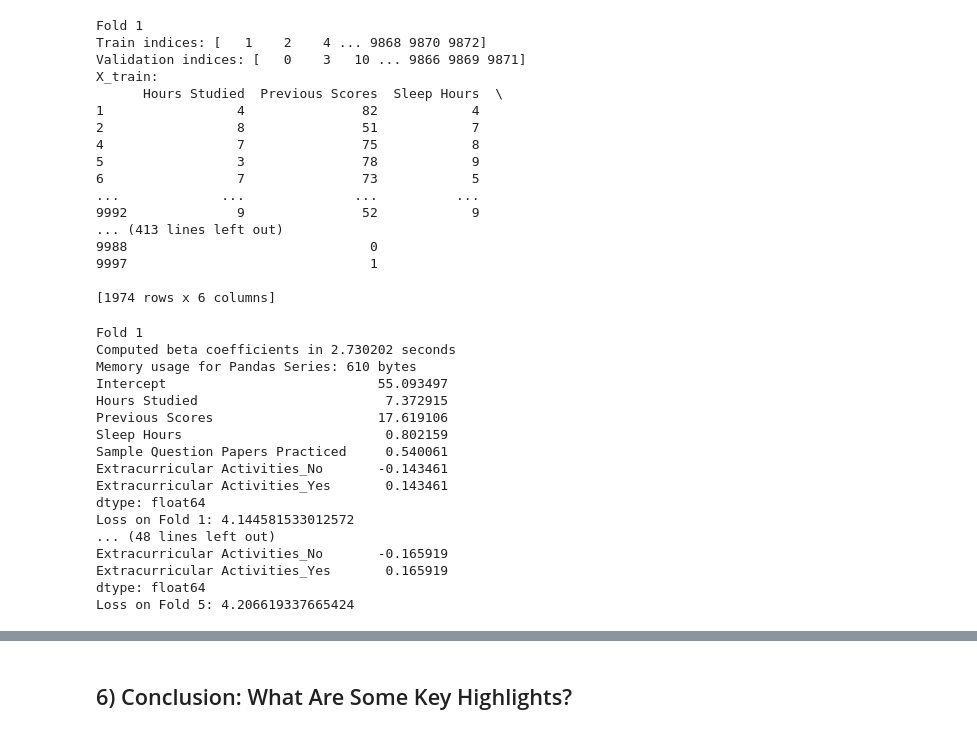
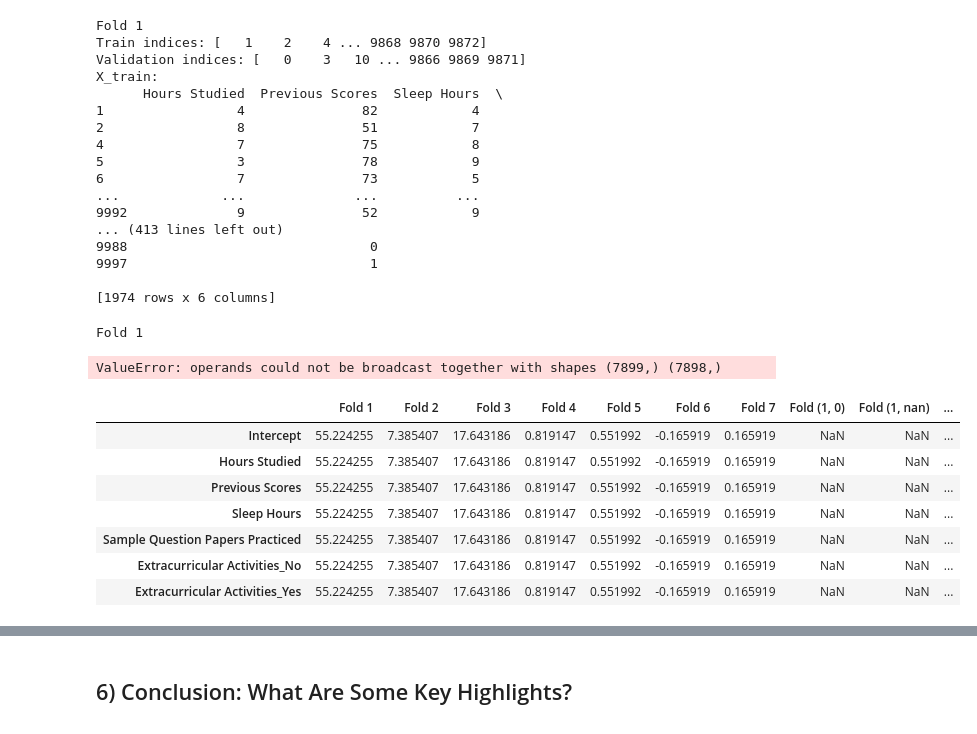
Before and after one commit to add0794/ordinary-least-squares-gradient-descent, a Jupyter notebook: jupyter.ipynb, the cells around one changed output, grey strips where cells are left out. Drawn from its saved outputs; the diff is of its cells as text; code cells hidden in the pictures.

Commit message:
add OLS, GD to comparison dataframe; need to add cross validation

```diff
--- a/jupyter.ipynb
+++ b/jupyter.ipynb
@@ -932,3 +918,5 @@ Extracurricular Activities_Yes     -0.353052
+# %%
+comparison['Normalization Scaling GD'] = beta_min_max_scaling_series
 # %%
 n = 100
 
@@ -1019,3 +1007,5 @@ Extracurricular Activities_No       -0.149437
 Extracurricular Activities_Yes       0.149437
 dtype: float64
 Loss: 4.125434543805155
+# %%
+comparison['Standardization Scaling GD'] = beta_scaled_scaling_series
@@ -1183,7 +1184,7 @@ for X_train_fold, X_val_fold, y_train_fold, y_val_fold in folds:
 
     scaled_folds.append((X_train_scaled, X_val_scaled, y_train_fold, y_val_fold))
 # %%
-for i, (X_train_scaled, X_val_scaled, y_train_fold, y_val_fold) in enumerate(scaled_folds):
+for i, (X_train_fold, X_val_fold, y_train_fold, y_val_fold) in enumerate(folds):
     print(f"Fold {i + 1}")
     start_time = time.time()
 
@@ -1200,7 +1201,7 @@ for i, (X_train_scaled, X_val_scaled, y_train_fold, y_val_fold) in enumerate(sca
     loss = losses[-1]
 
     # Convert beta to Pandas Series
-    beta_series = pd.Series(data=beta, index=["Intercept"] + list(X_train_fold.columns))
+    # beta_series = pd.Series(data=beta, index=["Intercept"] + list(X_train_fold.columns))
 
     # Measure memory usage
     series_memory = sys.getsizeof(beta_series)
@@ -1208,23 +1209,22 @@ for i, (X_train_scaled, X_val_scaled, y_train_fold, y_val_fold) in enumerate(sca
     # Display results
     print(f"Computed beta coefficients in {elapsed_time:.6f} seconds")
     print(f"Memory usage for Pandas Series: {series_memory} bytes")
-    print(beta_series)
+    print(beta)
     print(f"Loss on Fold {i + 1}: {loss}\n")
 # %% [output]
 Fold 1
-Computed beta coefficients in 2.730202 seconds
-Memory usage for Pandas Series: 610 bytes
-Intercept                           55.093497
-Hours Studied                        7.372915
-Previous Scores                     17.619106
-Sleep Hours                          0.802159
-Sample Question Papers Practiced     0.540061
-Extracurricular Activities_No       -0.143461
-Extracurricular Activities_Yes       0.143461
-dtype: float64
-Loss on Fold 1: 4.144581533012572
-... (48 lines left out)
-Extracurricular Activities_No       -0.165919
-Extracurricular Activities_Yes       0.165919
-dtype: float64
-Loss on Fold 5: 4.206619337665424
+ValueError: operands could not be broadcast together with shapes (7899,) (7898,)
+# %%
+for i in enumerate(beta_series, start=1):
+    comparison[f'Fold {i}'] = beta
+# %%
+comparison
+# %% [output]
+|  | Fold 1 | Fold 2 | Fold 3 | Fold 4 | Fold 5 | Fold 6 | Fold 7 | Fold (1, 0) | Fold (1, nan) | ... |
+| Intercept | 55.224255 | 7.385407 | 17.643186 | 0.819147 | 0.551992 | -0.165919 | 0.165919 | NaN | NaN | ... |
+| Hours Studied | 55.224255 | 7.385407 | 17.643186 | 0.819147 | 0.551992 | -0.165919 | 0.165919 | NaN | NaN | ... |
+| Previous Scores | 55.224255 | 7.385407 | 17.643186 | 0.819147 | 0.551992 | -0.165919 | 0.165919 | NaN | NaN | ... |
+| Sleep Hours | 55.224255 | 7.385407 | 17.643186 | 0.819147 | 0.551992 | -0.165919 | 0.165919 | NaN | NaN | ... |
+| Sample Question Papers Practiced | 55.224255 | 7.385407 | 17.643186 | 0.819147 | 0.551992 | -0.165919 | 0.165919 | NaN | NaN | ... |
+| Extracurricular Activities_No | 55.224255 | 7.385407 | 17.643186 | 0.819147 | 0.551992 | -0.165919 | 0.165919 | NaN | NaN | ... |
+| Extracurricular Activities_Yes | 55.224255 | 7.385407 | 17.643186 | 0.819147 | 0.551992 | -0.165919 | 0.165919 | NaN | NaN | ... |
```
Also changed, not shown: parts of 16 cells of this notebook, 1 other file.
